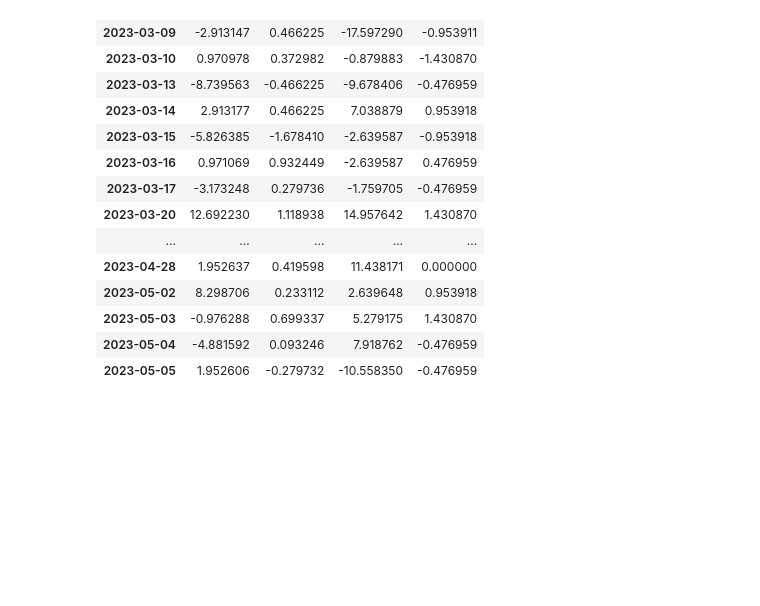
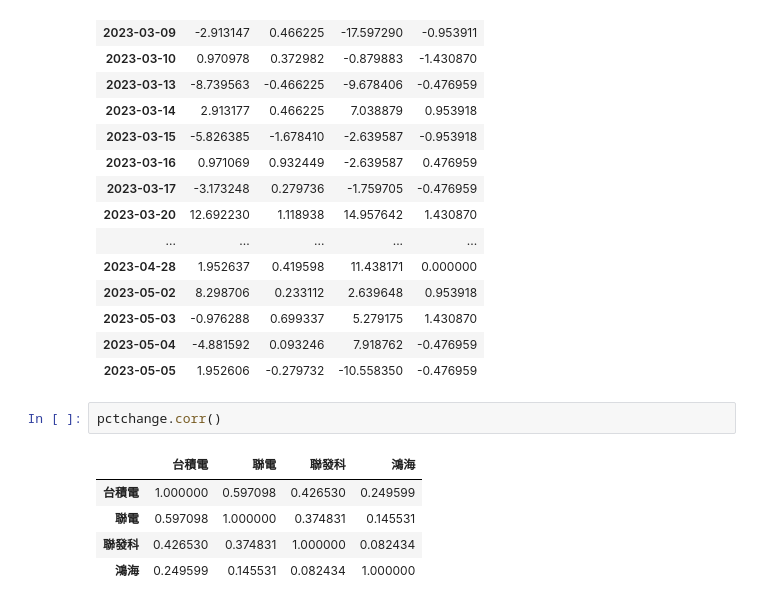
Before and after one commit to roberthsu2003/__2024_04_17_mon_wed__, a Jupyter notebook: lesson19/lesson19_0.ipynb, the cells around one changed output. Drawn from its saved outputs; the diff is of its cells as text; blank space fills up the shorter version.

```diff
--- a/lesson19/lesson19_0.ipynb
+++ b/lesson19/lesson19_0.ipynb
@@ -195,3 +195,11 @@ stock2023_1
 | 2023-05-03 | -0.976288 | 0.699337 | 5.279175 | 1.430870 |
 | 2023-05-04 | -4.881592 | 0.093246 | 7.918762 | -0.476959 |
 | 2023-05-05 | 1.952606 | -0.279732 | -10.558350 | -0.476959 |
+# %%
+pctchange.corr()
+# %% [output]
+|  | 台積電 | 聯電 | 聯發科 | 鴻海 |
+| 台積電 | 1.000000 | 0.597098 | 0.426530 | 0.249599 |
+| 聯電 | 0.597098 | 1.000000 | 0.374831 | 0.145531 |
+| 聯發科 | 0.426530 | 0.374831 | 1.000000 | 0.082434 |
+| 鴻海 | 0.249599 | 0.145531 | 0.082434 | 1.000000 |
```
